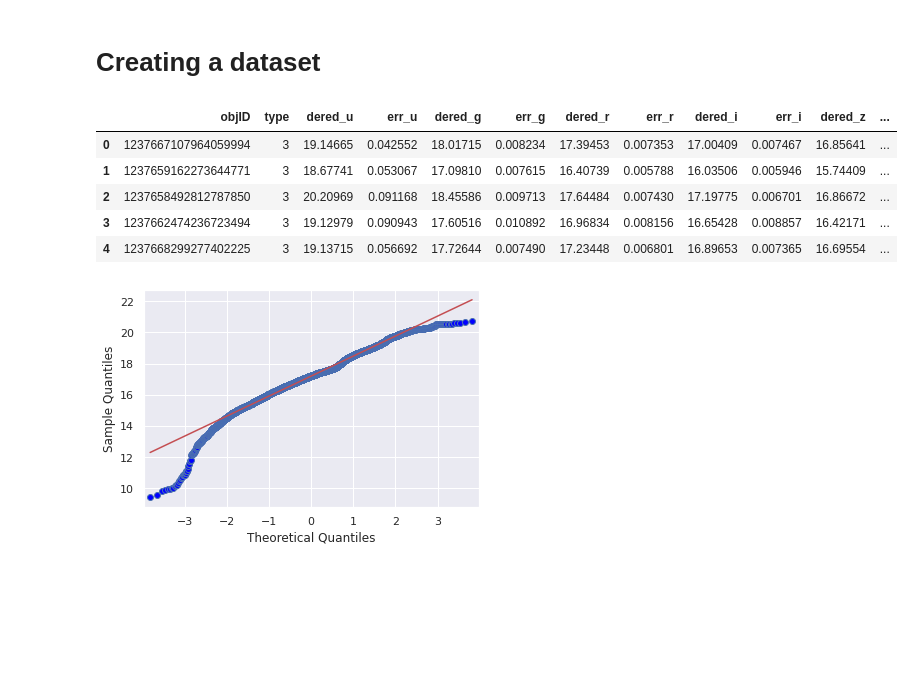
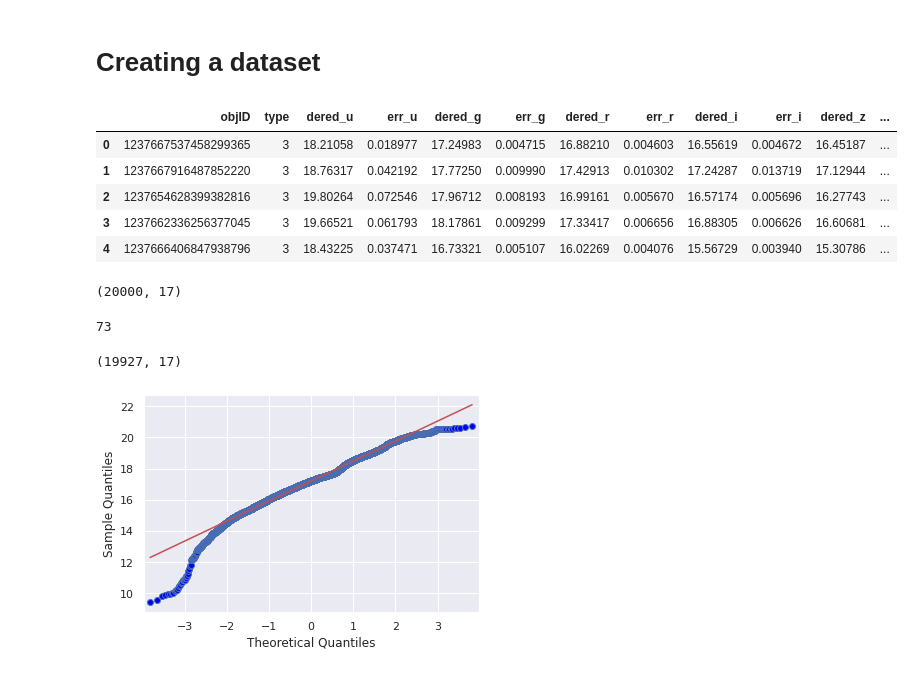
Before and after one commit to lifemannequin/Star_QSO_Galaxy, a Jupyter notebook: script_notebooks/creating_data_sets.ipynb, the cells around one changed output. Drawn from its saved outputs; the diff is of its cells as text; code cells hidden in the pictures; blank space fills up the shorter version.

```diff
--- a/script_notebooks/creating_data_sets.ipynb
+++ b/script_notebooks/creating_data_sets.ipynb
@@ -15,20 +15,36 @@ sns.set()
 # %%
 #loading Galaxy files
 filepath= "/home/veroastro/Documents/spectraTypes/MLphotometry/data/"
-galaxy = pd.read_csv(filepath+"galaxy_rand.csv")
-star = pd.read_csv(filepath+"star_rand.csv")
-QSO = pd.read_csv(filepath+"QSO_rand.csv")
+galaxy = pd.read_csv(filepath+"galaxy_nophotoZ4.csv")
+star = pd.read_csv(filepath+"star_nophotoZ.csv")
+QSO = pd.read_csv(filepath+"QSO_nophotoZ.csv")
+extra_z = pd.read_csv(filepath+"highZ.csv")
 # %%
 #merging the galaxies dataset
-all_data = pd.concat([galaxy,star,QSO], ignore_index=True)
-all_data.head()
+data = pd.concat([galaxy,star,QSO], ignore_index=True)
+data.head()
 # %% [output]
 |  | objID | type | dered_u | err_u | dered_g | err_g | dered_r | err_r | dered_i | err_i | dered_z | ... |
-| 0 | 1237667107964059994 | 3 | 19.14665 | 0.042552 | 18.01715 | 0.008234 | 17.39453 | 0.007353 | 17.00409 | 0.007467 | 16.85641 | ... |
-| 1 | 1237659162273644771 | 3 | 18.67741 | 0.053067 | 17.09810 | 0.007615 | 16.40739 | 0.005788 | 16.03506 | 0.005946 | 15.74409 | ... |
-| 2 | 1237658492812787850 | 3 | 20.20969 | 0.091168 | 18.45586 | 0.009713 | 17.64484 | 0.007430 | 17.19775 | 0.006701 | 16.86672 | ... |
-| 3 | 1237662474236723494 | 3 | 19.12979 | 0.090943 | 17.60516 | 0.010892 | 16.96834 | 0.008156 | 16.65428 | 0.008857 | 16.42171 | ... |
-| 4 | 1237668299277402225 | 3 | 19.13715 | 0.056692 | 17.72644 | 0.007490 | 17.23448 | 0.006801 | 16.89653 | 0.007365 | 16.69554 | ... |
+| 0 | 1237667537458299365 | 3 | 18.21058 | 0.018977 | 17.24983 | 0.004715 | 16.88210 | 0.004603 | 16.55619 | 0.004672 | 16.45187 | ... |
+| 1 | 1237667916487852220 | 3 | 18.76317 | 0.042192 | 17.77250 | 0.009990 | 17.42913 | 0.010302 | 17.24287 | 0.013719 | 17.12944 | ... |
+| 2 | 1237654628399382816 | 3 | 19.80264 | 0.072546 | 17.96712 | 0.008193 | 16.99161 | 0.005670 | 16.57174 | 0.005696 | 16.27743 | ... |
+| 3 | 1237662336256377045 | 3 | 19.66521 | 0.061793 | 18.17861 | 0.009299 | 17.33417 | 0.006656 | 16.88305 | 0.006626 | 16.60681 | ... |
+| 4 | 1237666406847938796 | 3 | 18.43225 | 0.037471 | 16.73321 | 0.005107 | 16.02269 | 0.004076 | 15.56729 | 0.003940 | 15.30786 | ... |
+# %%
+all_data = pd.concat([data, extra_z], ignore_index=True, axis=0, join='outer')
+all_data.shape
+# %% [output]
+(20000, 17)
+# %%
+extra= all_data.duplicated()
+sum(extra)
+# %% [output]
+73
+# %%
+full_data = all_data.drop_duplicates(keep='last')
+full_data.shape
+# %% [output]
+(19927, 17)
 # %%
 # q-q plot
 qqplot(all_data['dered_r'], line='s')
```
Also changed, not shown: 4 other files.
